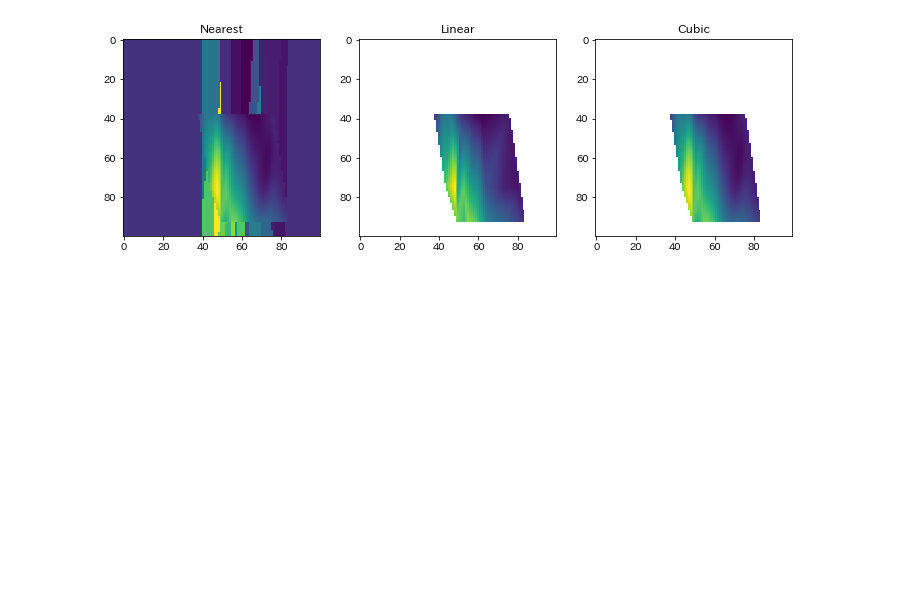
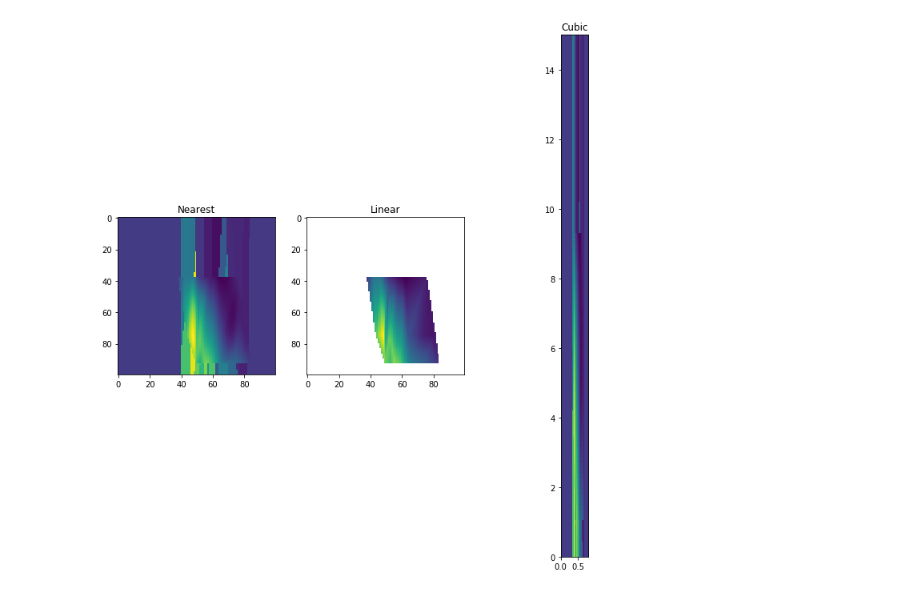
Before and after one commit to shiokoala/soturon, a Jupyter notebook: Untitled.ipynb, the cells around one changed output. Saved outputs shown, nothing was run; the diff lists cells and outputs as text; code cells hidden in the pictures; blank space fills up the shorter version.

```diff
--- a/Untitled.ipynb
+++ b/Untitled.ipynb
@@ -36,18 +36,18 @@ grid_z2 = griddata(points, values, (grid_x, grid_y), method='cubic')
 # %%
 plt.subplot(131)
 plt.imshow(grid_z0)
 plt.imshow(grid_z2)
 plt.title('Nearest')
 plt.subplot(132)
 plt.imshow(grid_z1)
 plt.title('Linear')
 plt.subplot(133)
-plt.imshow(grid_z2)
+plt.imshow(grid_z2,extent=[0,0.8,0,15])
 plt.title('Cubic')
 plt.gcf().set_size_inches(12, 12)
 plt.show()
 # %% [output]
-[figure, old version]
+[figure, new version]
 # %%
 for i in range(grid_z2.shape[0]):
     for j in range(grid_z2.shape[1]):
```
Also changed, not shown: parts of 8 cells of this notebook, 4 other files.
